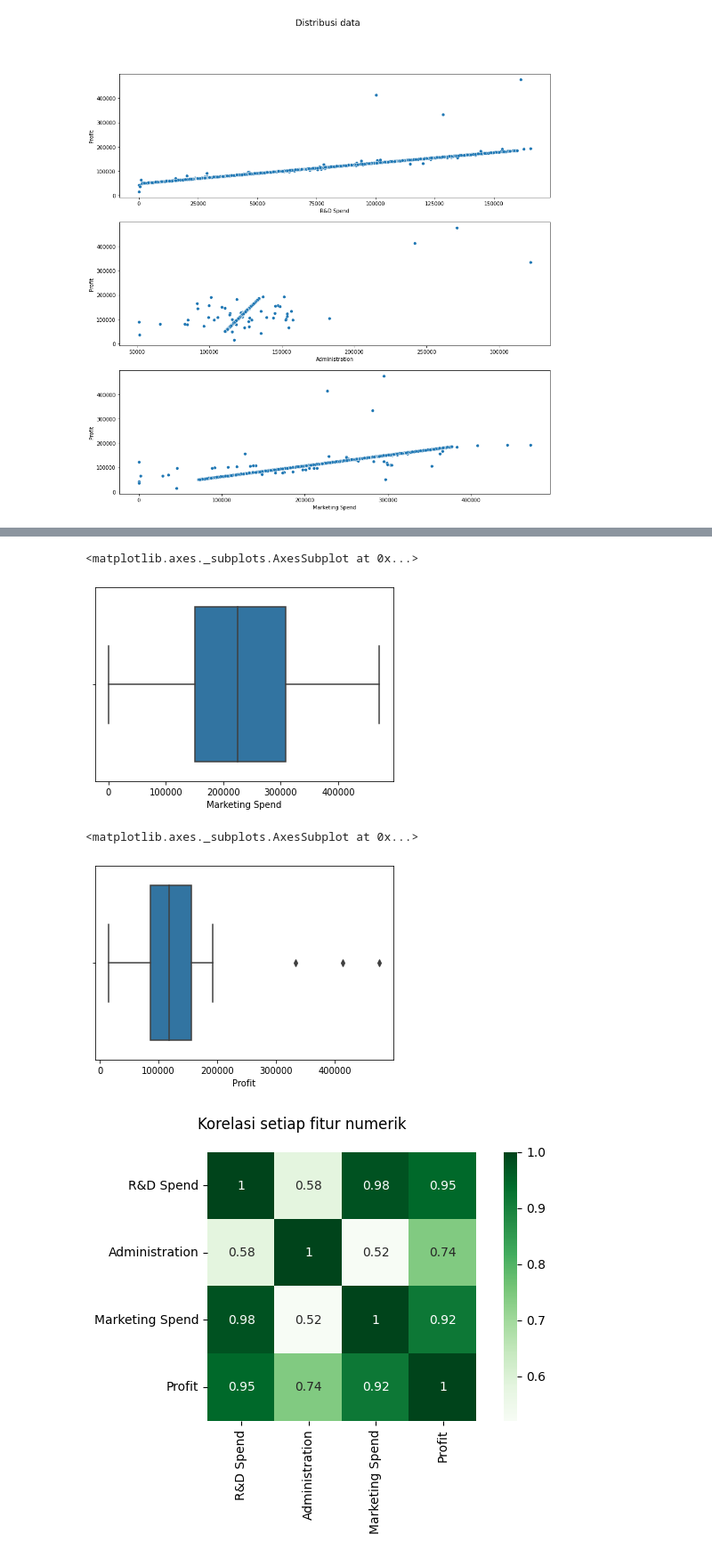
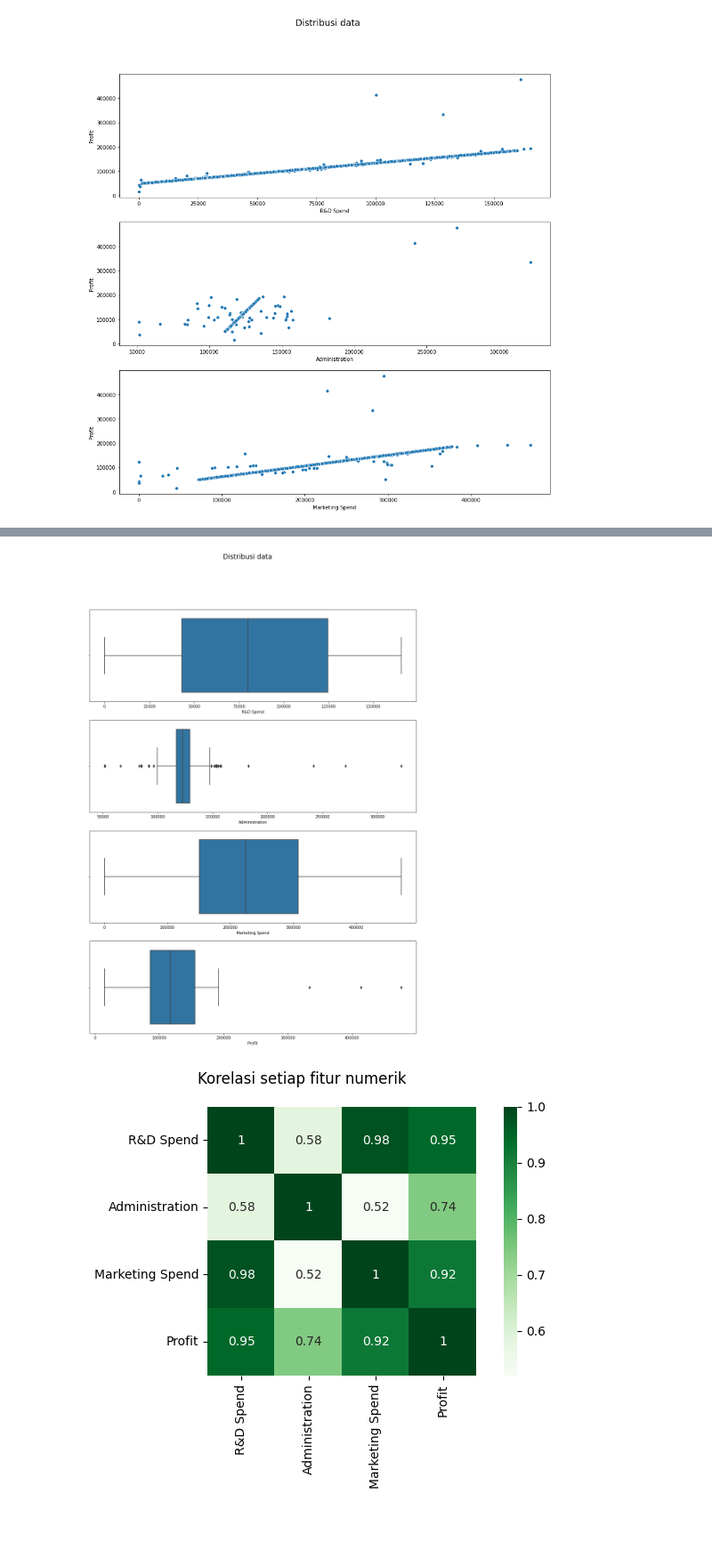
Before and after one commit to ahimsarijalu/InvestIN, a Jupyter notebook: Data_Preprocessing_&_EDA.ipynb, the cells around one changed output, grey strips where cells are left out. Shown: that part at 89% size. Saved outputs shown, nothing was run; the diff lists cells and outputs as text; code cells hidden in the pictures; blank space fills up the shorter version.

```diff
--- a/Data_Preprocessing_&_EDA.ipynb
+++ b/Data_Preprocessing_&_EDA.ipynb
@@ -120,13 +110,22 @@ sns.boxplot(x=df['Administration'])
-# %%
-sns.boxplot(x=df['Marketing Spend'])
-# %% [output]
-<matplotlib.axes._subplots.AxesSubplot at 0x...>
-[figure, removed]
-# %%
-sns.boxplot(x=df['Profit'])
-# %% [output]
-<matplotlib.axes._subplots.AxesSubplot at 0x...>
-[figure, removed]
+# %%
+fig, axes = plt.subplots(4, 1, figsize=(15, 20))
+fig.suptitle('Distribusi data', fontsize='xx-large')
+
+sns.boxplot(x=df['R&D Spend'], ax=axes[0])
+axes[0].set_xlabel('R&D Spend')
+
+sns.boxplot(x=df['Administration'], ax=axes[1])
+axes[1].set_xlabel('Administration')
+
+sns.boxplot(x=df['Marketing Spend'], ax=axes[2])
+axes[2].set_xlabel('Marketing Spend')
+
+sns.boxplot(x=df['Profit'], ax=axes[3])
+axes[3].set_xlabel('Profit')
+
+plt.show()
+# %% [output]
+[figure, added]
 # %%
 fig = plt.figure(figsize=(8,4),dpi=100)
 fig.suptitle("Korelasi setiap fitur numerik")
```
Also changed, not shown: parts of 17 cells of this notebook.
